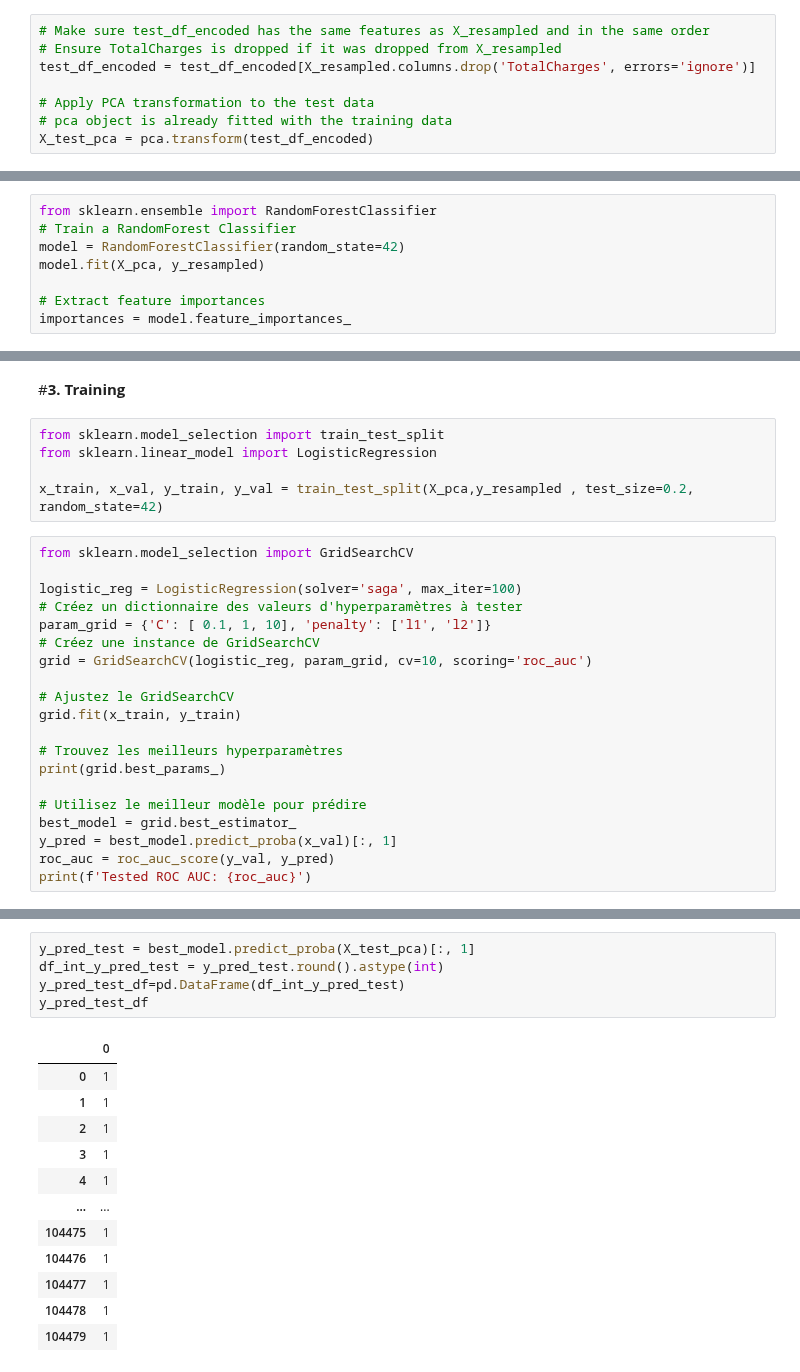
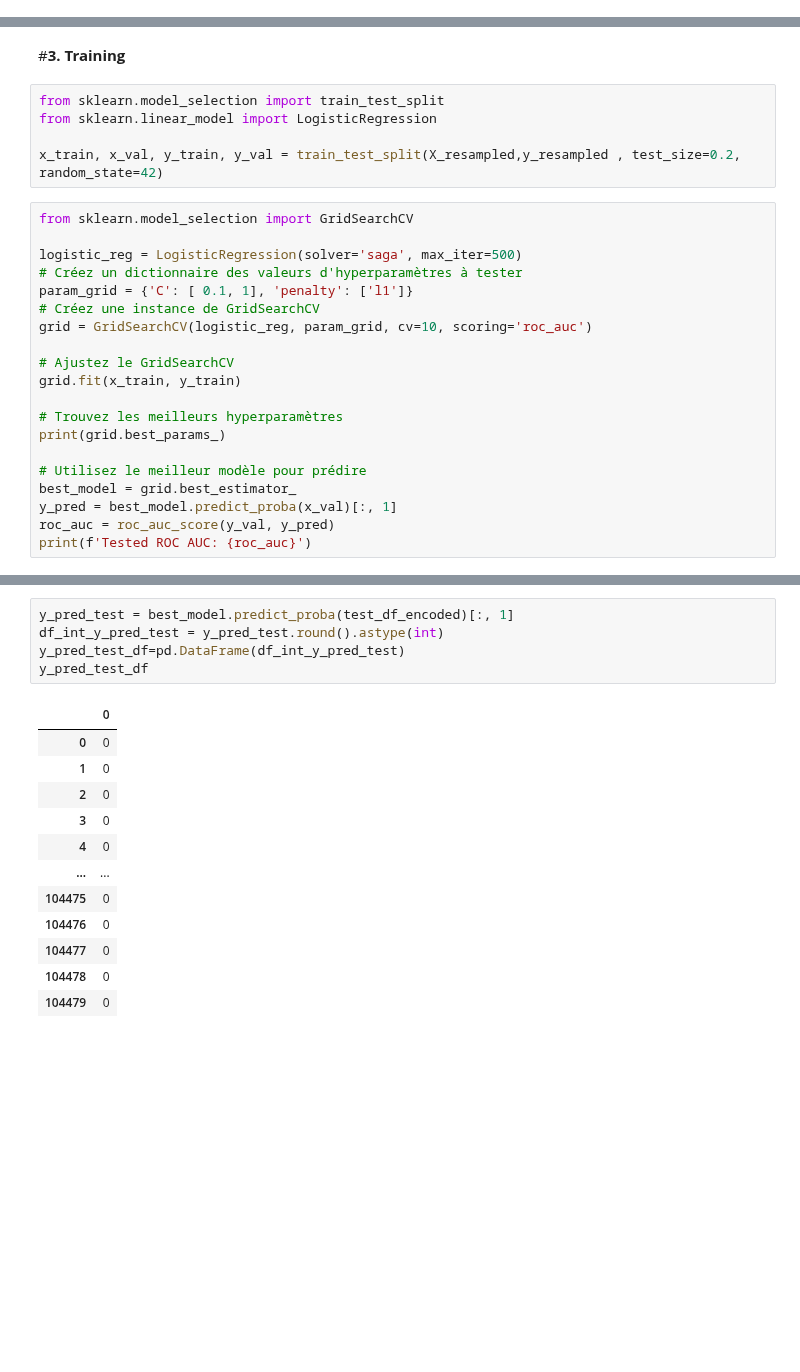
Before and after one commit to jihed01/Churn-Prediction, a Jupyter notebook: Projet1_churn_prediction.ipynb, the cells around one changed output, grey strips where cells are left out. Drawn from its saved outputs; the diff is of its cells as text; blank space fills up the shorter version.

Commit message:
Remove PCA, using full feature set for improved model accuracy

```diff
--- a/Projet1_churn_prediction.ipynb
+++ b/Projet1_churn_prediction.ipynb
@@ -331,8 +287,0 @@ X_pca = pca.fit_transform(X_resampled)
-# %%
-# Make sure test_df_encoded has the same features as X_resampled and in the same order
-# Ensure TotalCharges is dropped if it was dropped from X_resampled
-test_df_encoded = test_df_encoded[X_resampled.columns.drop('TotalCharges', errors='ignore')]
-
-# Apply PCA transformation to the test data
-# pca object is already fitted with the training data
-X_test_pca = pca.transform(test_df_encoded)
@@ -345,8 +287,0 @@ Utilize models that provide feature importance (e.g., Random Forest, XGBoost) to
-# %%
-from sklearn.ensemble import RandomForestClassifier
-# Train a RandomForest Classifier
-model = RandomForestClassifier(random_state=42)
-model.fit(X_pca, y_resampled)
-
-# Extract feature importances
-importances = model.feature_importances_
@@ -374,13 +291,13 @@ plt.show()
 from sklearn.model_selection import train_test_split
 from sklearn.linear_model import LogisticRegression
 
-x_train, x_val, y_train, y_val = train_test_split(X_pca,y_resampled , test_size=0.2, random_state=42)
+x_train, x_val, y_train, y_val = train_test_split(X_resampled,y_resampled , test_size=0.2, random_state=42)
 # %%
 from sklearn.model_selection import GridSearchCV
 
-logistic_reg = LogisticRegression(solver='saga', max_iter=100)
+logistic_reg = LogisticRegression(solver='saga', max_iter=500)
 # Créez un dictionnaire des valeurs d'hyperparamètres à tester
-param_grid = {'C': [ 0.1, 1, 10], 'penalty': ['l1', 'l2']}
+param_grid = {'C': [ 0.1, 1], 'penalty': ['l1']}
 # Créez une instance de GridSearchCV
 grid = GridSearchCV(logistic_reg, param_grid, cv=10, scoring='roc_auc')
 
@@ -401,19 +318,19 @@ Tested ROC AUC: 0.7160585236739159
 # %%
-y_pred_test = best_model.predict_proba(X_test_pca)[:, 1]
+y_pred_test = best_model.predict_proba(test_df_encoded)[:, 1]
 df_int_y_pred_test = y_pred_test.round().astype(int)
 y_pred_test_df=pd.DataFrame(df_int_y_pred_test)
 y_pred_test_df
 # %% [output]
 |  | 0 |
-| 0 | 1 |
-| 1 | 1 |
-| 2 | 1 |
-| 3 | 1 |
-| 4 | 1 |
+| 0 | 0 |
+| 1 | 0 |
+| 2 | 0 |
+| 3 | 0 |
+| 4 | 0 |
 | ... | ... |
-| 104475 | 1 |
-| 104476 | 1 |
-| 104477 | 1 |
-| 104478 | 1 |
-| 104479 | 1 |
+| 104475 | 0 |
+| 104476 | 0 |
+| 104477 | 0 |
+| 104478 | 0 |
+| 104479 | 0 |
 104480 rows × 1 columns
```
Also changed, not shown: parts of 24 cells of this notebook.
